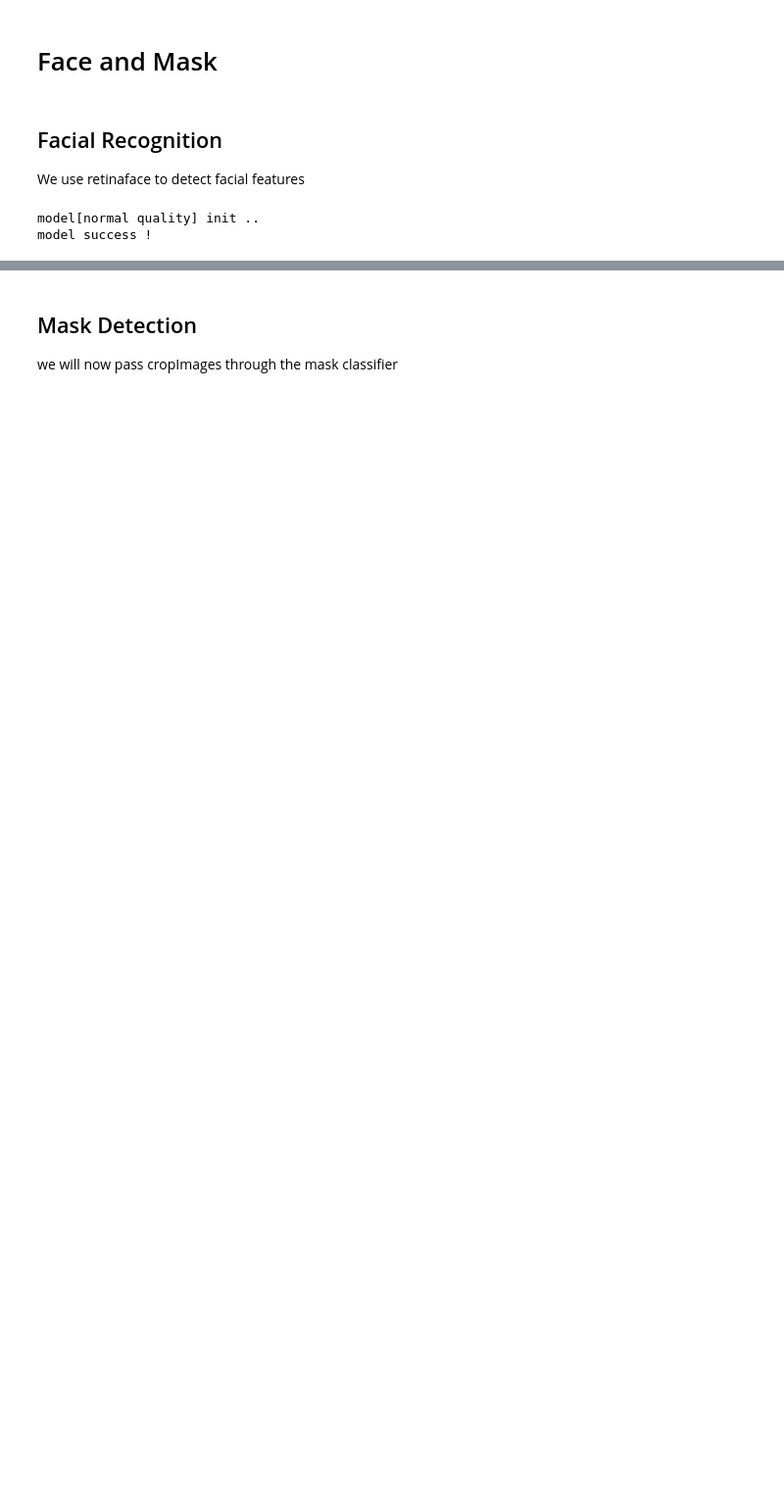
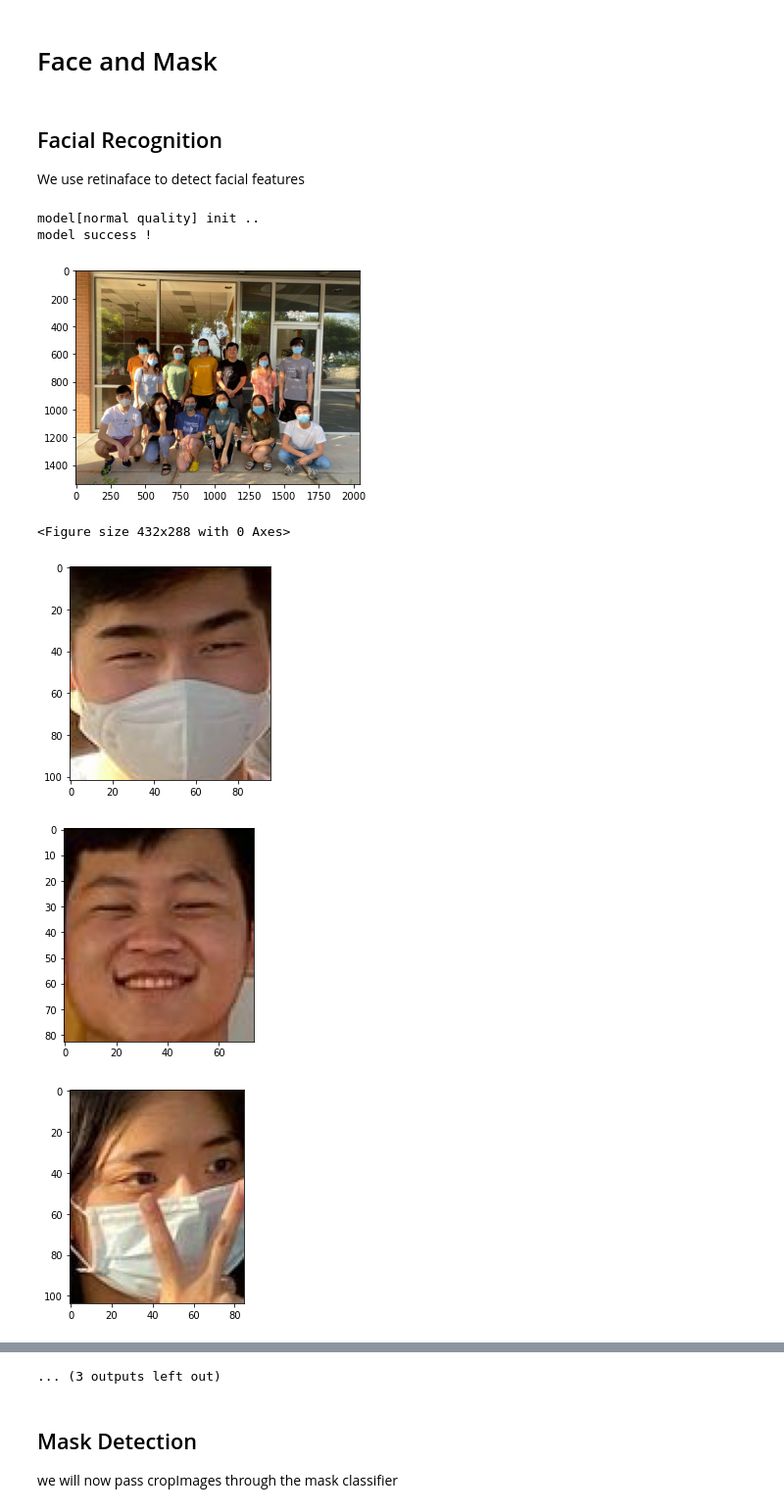
Before and after one commit to cSchubes/371q_mask_detection, a Jupyter notebook: Face and Mask Integration.ipynb, the cells around one changed output, grey strips where cells are left out. Shown at 98% size. Saved outputs shown, nothing was run; the diff lists cells and outputs as text; code cells hidden in the pictures; blank space fills up the shorter version.

```diff
--- a/Face and Mask Integration.ipynb
+++ b/Face and Mask Integration.ipynb
@@ -32,9 +32,15 @@ for face in faces:
     ])))
 # %%
 # Display the faces and original image
-#%matplotlib inline
-#plt.imshow(np.asarray(img))
-#plt.figure()
-#for i in cropImages:
-#    plt.figure()
-#    plt.imshow(i)
+%matplotlib inline
+plt.imshow(np.asarray(img))
+plt.figure()
+for i in cropImages:
+    plt.figure()
+    plt.imshow(i)
+# %% [output]
+[figure, added]
+<Figure size 432x288 with 0 Axes>
+[figure, added]
+[figure, added]
+[figure, added]
@@ -41,3 +54,4 @@ for face in faces:
+... (3 outputs left out)
 # %% [markdown]
 ## Mask Detection
 we will now pass cropImages through the mask classifier
```
Also changed, not shown: parts of 2 cells of this notebook.
